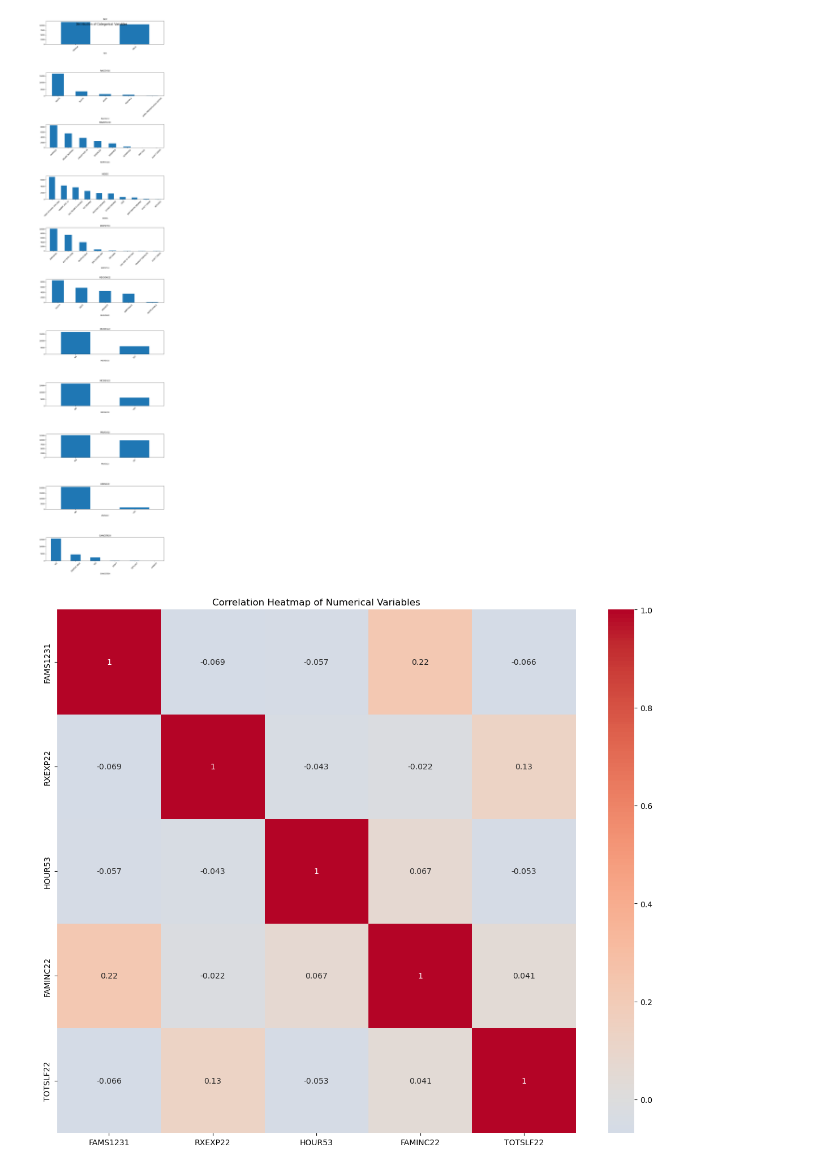
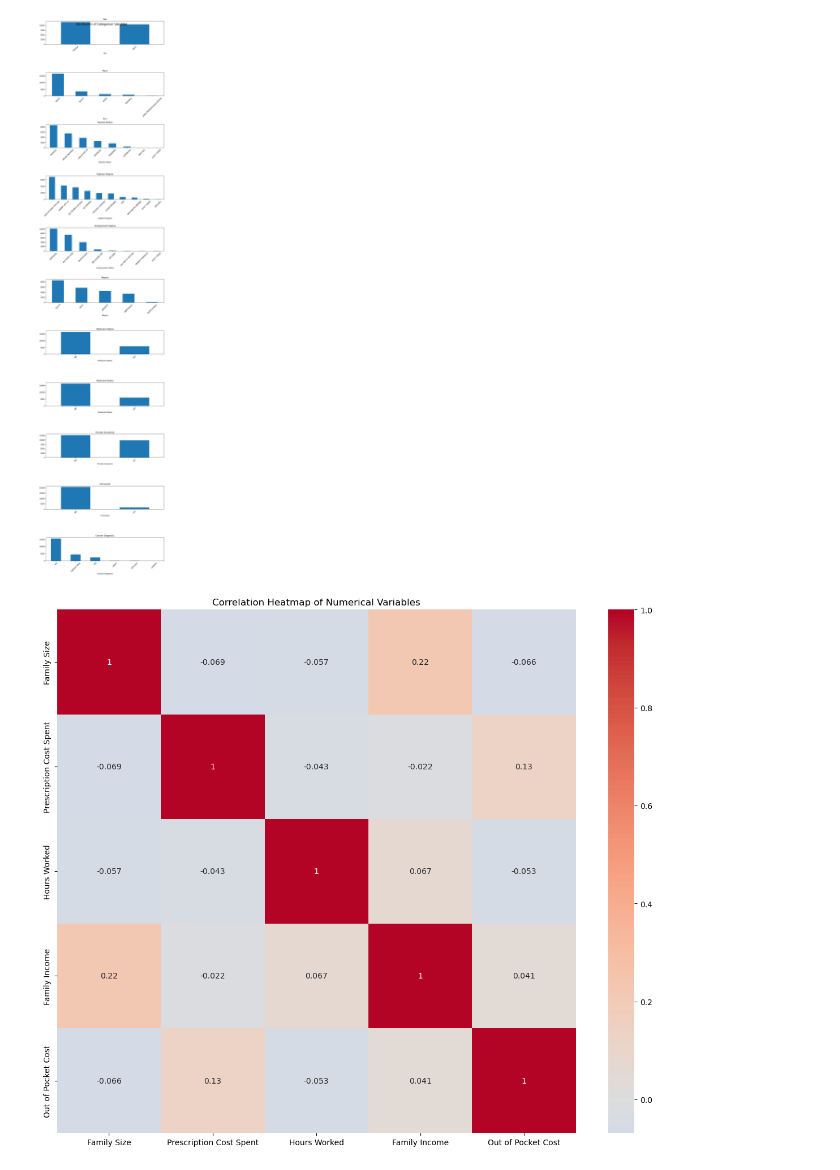
Before and after one commit to KluelessKat/CS506-, a Jupyter notebook: code.ipynb, the cells around one changed output. Saved outputs shown, nothing was run; the diff lists cells and outputs as text; code cells hidden in the pictures.

```diff
--- a/code.ipynb
+++ b/code.ipynb
@@ -136,7 +175,7 @@ Numerical columns: ['FAMS1231', 'RXEXP22', 'HOUR53', 'FAMINC22', 'TOTSLF22']
 # %%
 # Categorical Variables Distribution
 def plot_categorical_distributions(df):
-    categorical_cols = ['SEX', 'RACEV1X', 'MARRY22X', 'HIDEG', 'EMPST53', 'REGION22', 'MCREV22', 'MCDEV22', 'PRVEV22', 'UNINS22', 'CANCERDX']
+    categorical_cols = ['Sex', 'Race', 'Marital Status', 'Highest Degree', 'Employment Status', 'Region', 'Medicare Status', 'Medicaid Status', 'Private Insurance', 'Uninsured', 'Cancer Diagnosis']
 
     fig, axes = plt.subplots(len(categorical_cols), 1, figsize=(10, 4*len(categorical_cols)))
     fig.suptitle('Distribution of Categorical Variables', fontsize=16)
@@ -149,37 +188,37 @@ def plot_categorical_distributions(df):
     plt.show()
 
 plot_categorical_distributions(df)
 
 
 
 # Numerical Variables Correlation Heatmap
 def plot_correlation_heatmap(df):
 
     plt.figure(figsize=(12, 10))
     sns.heatmap(df[numeric_cols].corr(), annot=True, cmap='coolwarm', center=0)
     plt.title('Correlation Heatmap of Numerical Variables')
     plt.tight_layout()
     plt.show()
 
 plot_correlation_heatmap(df)
 
 
 def plot_barplots(df):
-    categorical_cols = ['SEX', 'RACEV1X', 'MARRY22X', 'HIDEG', 'EMPST53', 'REGION22']
+    categorical_cols = ['Sex', 'Race', 'Marital Status', 'Highest Degree', 'Employment Status', 'Region']
 
     fig, axes = plt.subplots(len(categorical_cols), 1, figsize=(10, 4*len(categorical_cols)))
-    fig.suptitle('TOTSLF22 Mean by Categorical Variables', fontsize=16)
+    fig.suptitle('Out of Pocket Cost Mean by Categorical Variables', fontsize=16)
 
     for i, col in enumerate(categorical_cols):
-        sns.barplot(x=col, y='TOTSLF22', data=df, ax=axes[i], ci=None)
+        sns.barplot(x=col, y='Out of Pocket Cost', data=df, ax=axes[i], ci=None)
         axes[i].tick_params(axis='x', rotation=45)
 
     plt.tight_layout()
     plt.show()
 
 plot_barplots(df)
 # %% [output]
-[figure, old version]
+[figure, new version]
-[figure, old version]
+[figure, new version]
 The `ci` parameter is deprecated. Use `errorbar=None` for the same effect.
 
```
Also changed, not shown: parts of 3 cells of this notebook.
